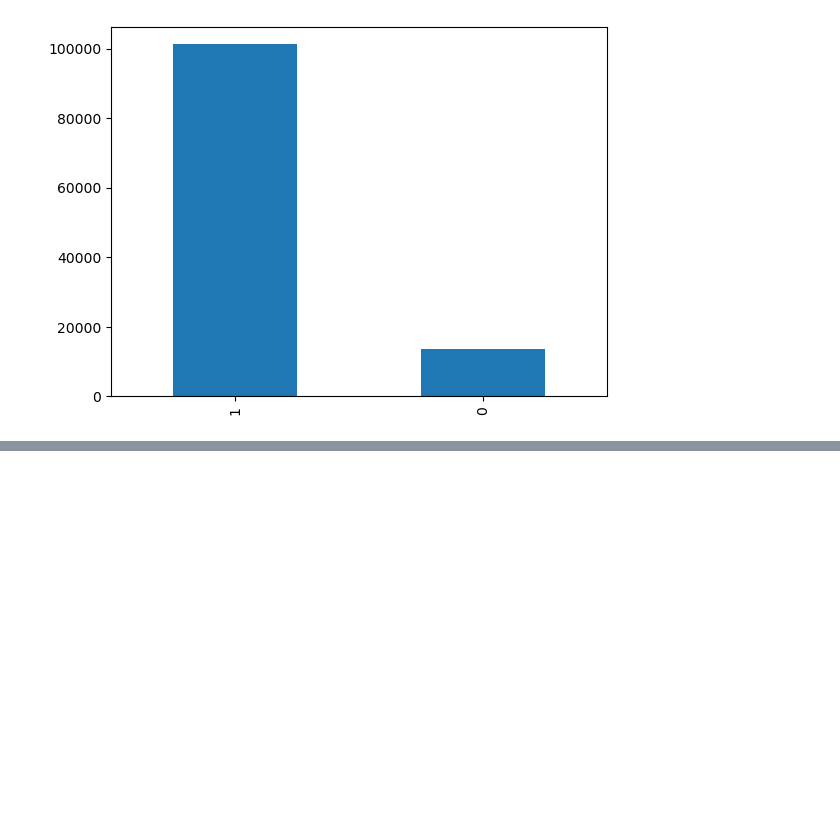
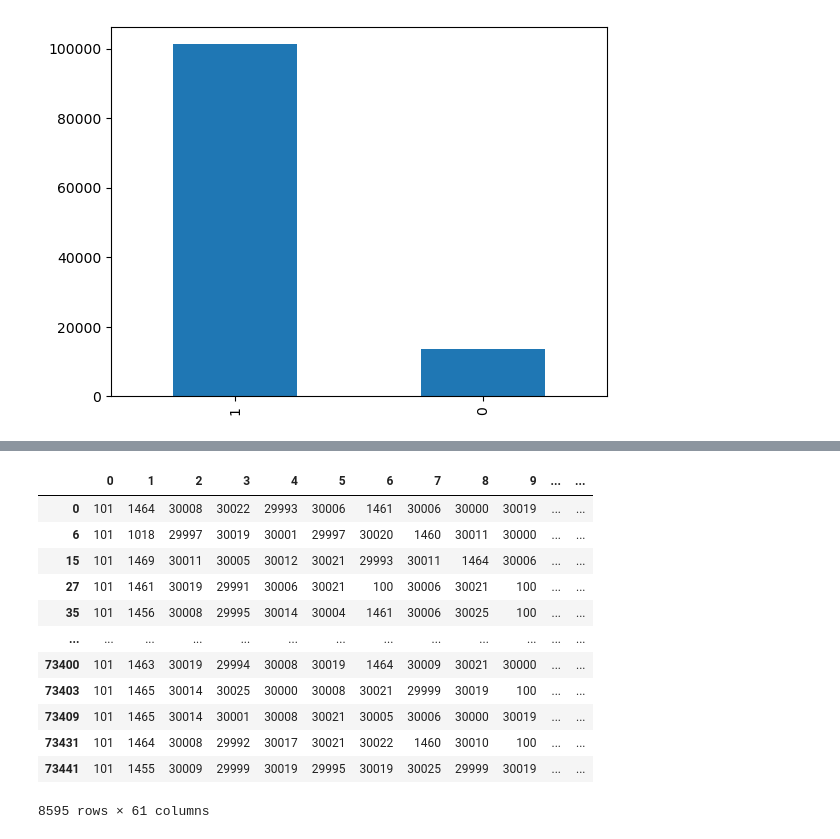
Before and after one commit to cgoeun/coupang_review, a Jupyter notebook: cr1.ipynb, the cells around one changed output, grey strips where cells are left out. Saved outputs shown, nothing was run; the diff lists cells and outputs as text; code cells hidden in the pictures; blank space fills up the shorter version.

```diff
--- a/cr1.ipynb
+++ b/cr1.ipynb
@@ -87,0 +197,16 @@ for sents, label in zip(data2['review_r'], data2['label']):
+# %%
+rs_train
+# %% [output]
+|  | 0 | 1 | 2 | 3 | 4 | 5 | 6 | 7 | 8 | 9 | ... | ... |
+| 0 | 101 | 1464 | 30008 | 30022 | 29993 | 30006 | 1461 | 30006 | 30000 | 30019 | ... | ... |
+| 6 | 101 | 1018 | 29997 | 30019 | 30001 | 29997 | 30020 | 1460 | 30011 | 30000 | ... | ... |
+| 15 | 101 | 1469 | 30011 | 30005 | 30012 | 30021 | 29993 | 30011 | 1464 | 30006 | ... | ... |
+| 27 | 101 | 1461 | 30019 | 29991 | 30006 | 30021 | 100 | 30006 | 30021 | 100 | ... | ... |
+| 35 | 101 | 1456 | 30008 | 29995 | 30014 | 30004 | 1461 | 30006 | 30025 | 100 | ... | ... |
+| ... | ... | ... | ... | ... | ... | ... | ... | ... | ... | ... | ... | ... |
+| 73400 | 101 | 1463 | 30019 | 29994 | 30008 | 30019 | 1464 | 30009 | 30021 | 30000 | ... | ... |
+| 73403 | 101 | 1465 | 30014 | 30025 | 30000 | 30008 | 30021 | 29999 | 30019 | 100 | ... | ... |
+| 73409 | 101 | 1465 | 30014 | 30001 | 30008 | 30021 | 30005 | 30006 | 30000 | 30019 | ... | ... |
+| 73431 | 101 | 1464 | 30008 | 29992 | 30017 | 30021 | 30022 | 1460 | 30010 | 100 | ... | ... |
+| 73441 | 101 | 1455 | 30009 | 29999 | 30019 | 29995 | 30019 | 30025 | 29999 | 30019 | ... | ... |
+8595 rows × 61 columns
```
Also changed, not shown: parts of 27 cells of this notebook, 6 other files.
